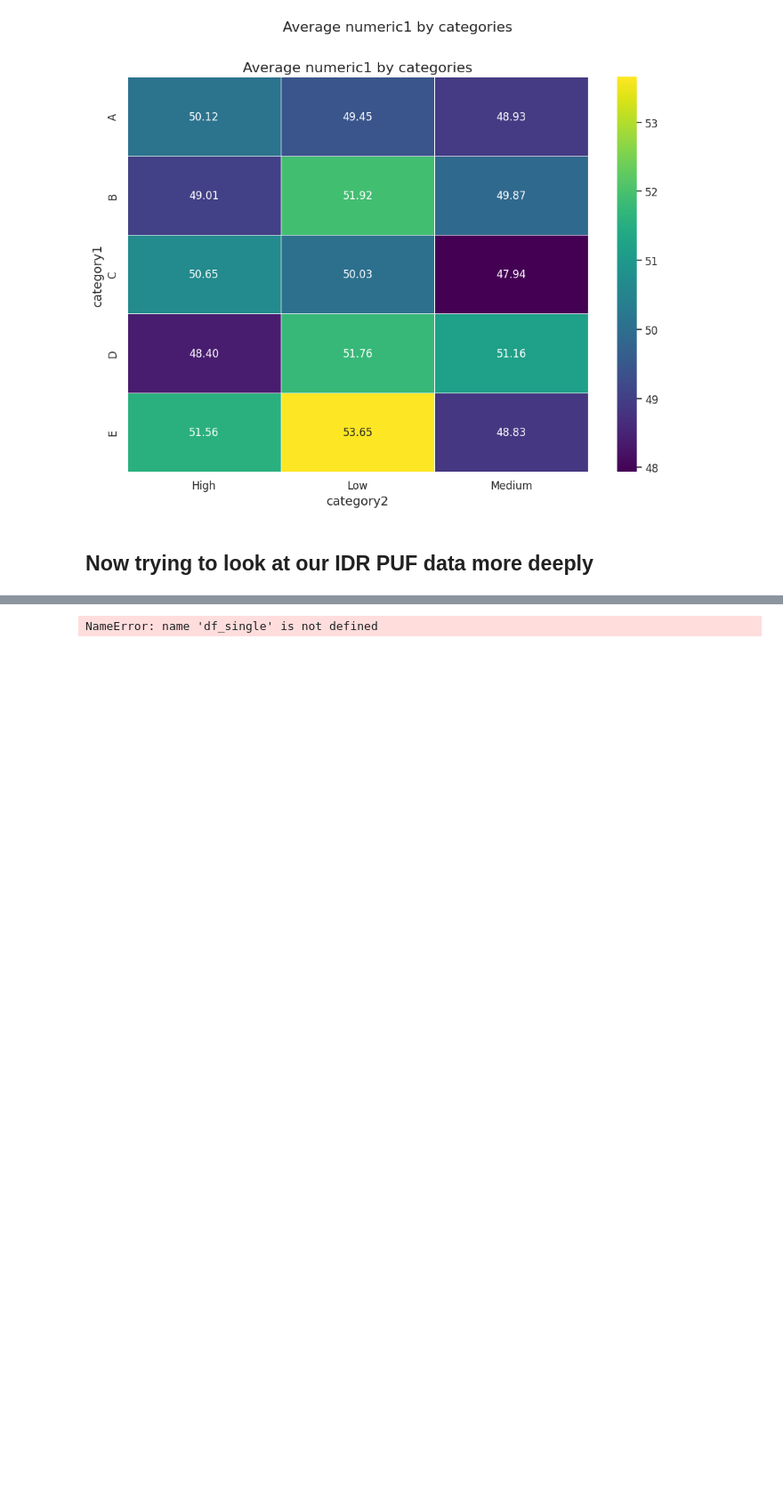
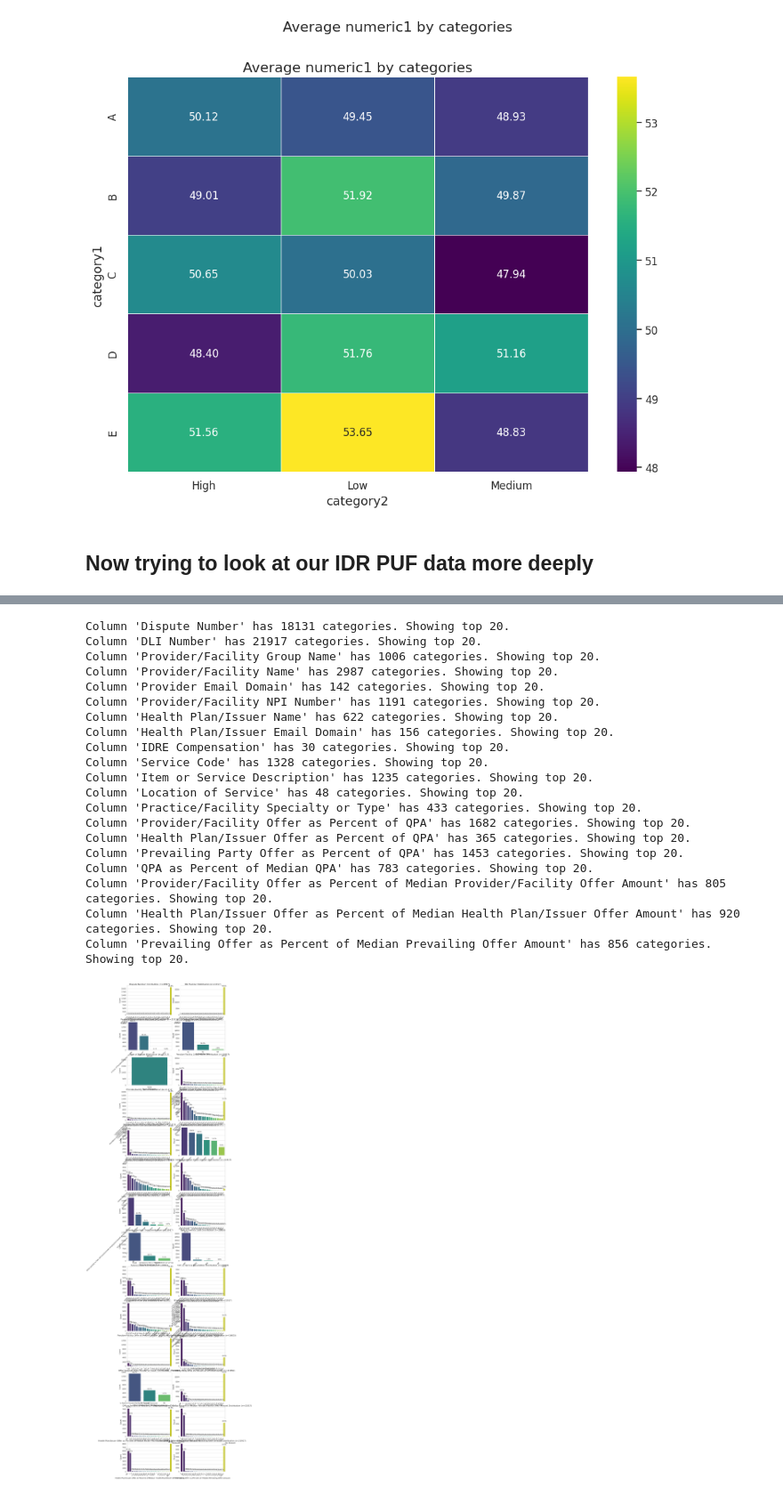
Before and after one commit to wesleycoates/IDRPublic, a Jupyter notebook: notebooks/DataVizDeeper.ipynb, the cells around one changed output, grey strips where cells are left out. Shown at 89% size. Drawn from its saved outputs; the diff is of its cells as text; code cells hidden in the pictures; blank space fills up the shorter version.

```diff
--- a/notebooks/DataVizDeeper.ipynb
+++ b/notebooks/DataVizDeeper.ipynb
@@ -179,3 +179,17 @@ All visualizations completed. Close the plot windows to exit.
 [figure]
 # %% [markdown]
 ## Now trying to look at our IDR PUF data more deeply
+# %%
+# Load Excel file
+file_path = "../data/raw/2023-q1-federal-idr-puf.xlsx"
+
+
+# Reading in the second sheet
+sheet_name = 'OON Emergency and Non-Emergency'
+df = pd.read_excel(file_path, sheet_name=sheet_name)
+
+# Display the first few rows to confirm it worked
+print(f"Successfully loaded sheet: {sheet_name}")
+print(f"Shape of dataframe: {df.shape}")
+print("\nFirst 5 rows:")
+df.head()
@@ -181,0 +229,16 @@ All visualizations completed. Close the plot windows to exit.
+# %%
+# Filter the main dataframe to include only 'Single' cases
+# First, let's check the unique values in the "Type of Dispute" column
+print("Unique values in 'Type of Dispute' column:")
+print(df["Type of Dispute"].unique())
+
+# Now filter for only Single cases
+df_single = df[df["Type of Dispute"] == "Single"]
+print(f"\nFiltered for Single cases only")
+print(f"Original dataframe shape: {df.shape}")
+print(f"Filtered dataframe shape: {df_single.shape}")
+print(f"Percentage of Single cases: {df_single.shape[0]/df.shape[0]*100:.2f}%")
+
+# Display the first few rows of the filtered data
+print("\nFirst 5 rows of filtered data:")
+df_single.head()
@@ -182,8 +262,28 @@ All visualizations completed. Close the plot windows to exit.
 # %%
 import colorsys
 from matplotlib.colors import LinearSegmentedColormap
 
 # Create a dashboard based on our active, main dataframe
-cat_plot = plot_categorical_counts(df_single, title="Categorical data visualized")
+cat_plot = plot_categorical_counts(df_single)
 # %% [output]
-NameError: name 'df_single' is not defined
+Column 'Dispute Number' has 18131 categories. Showing top 20.
+Column 'DLI Number' has 21917 categories. Showing top 20.
+Column 'Provider/Facility Group Name' has 1006 categories. Showing top 20.
+Column 'Provider/Facility Name' has 2987 categories. Showing top 20.
+Column 'Provider Email Domain' has 142 categories. Showing top 20.
+Column 'Provider/Facility NPI Number' has 1191 categories. Showing top 20.
+Column 'Health Plan/Issuer Name' has 622 categories. Showing top 20.
+Column 'Health Plan/Issuer Email Domain' has 156 categories. Showing top 20.
+Column 'IDRE Compensation' has 30 categories. Showing top 20.
+Column 'Service Code' has 1328 categories. Showing top 20.
+Column 'Item or Service Description' has 1235 categories. Showing top 20.
+Column 'Location of Service' has 48 categories. Showing top 20.
+Column 'Practice/Facility Specialty or Type' has 433 categories. Showing top 20.
+Column 'Provider/Facility Offer as Percent of QPA' has 1682 categories. Showing top 20.
+Column 'Health Plan/Issuer Offer as Percent of QPA' has 365 categories. Showing top 20.
+Column 'Prevailing Party Offer as Percent of QPA' has 1453 categories. Showing top 20.
+Column 'QPA as Percent of Median QPA' has 783 categories. Showing top 20.
+Column 'Provider/Facility Offer as Percent of Median Provider/Facility Offer Amount' has 805 categories. Showing top 20.
+Column 'Health Plan/Issuer Offer as Percent of Median Health Plan/Issuer Offer Amount' has 920 categories. Showing top 20.
+Column 'Prevailing Offer as Percent of Median Prevailing Offer Amount' has 856 categories. Showing top 20.
+[figure, added]
```
Also changed, not shown: parts of 4 cells of this notebook, 1 other file.
